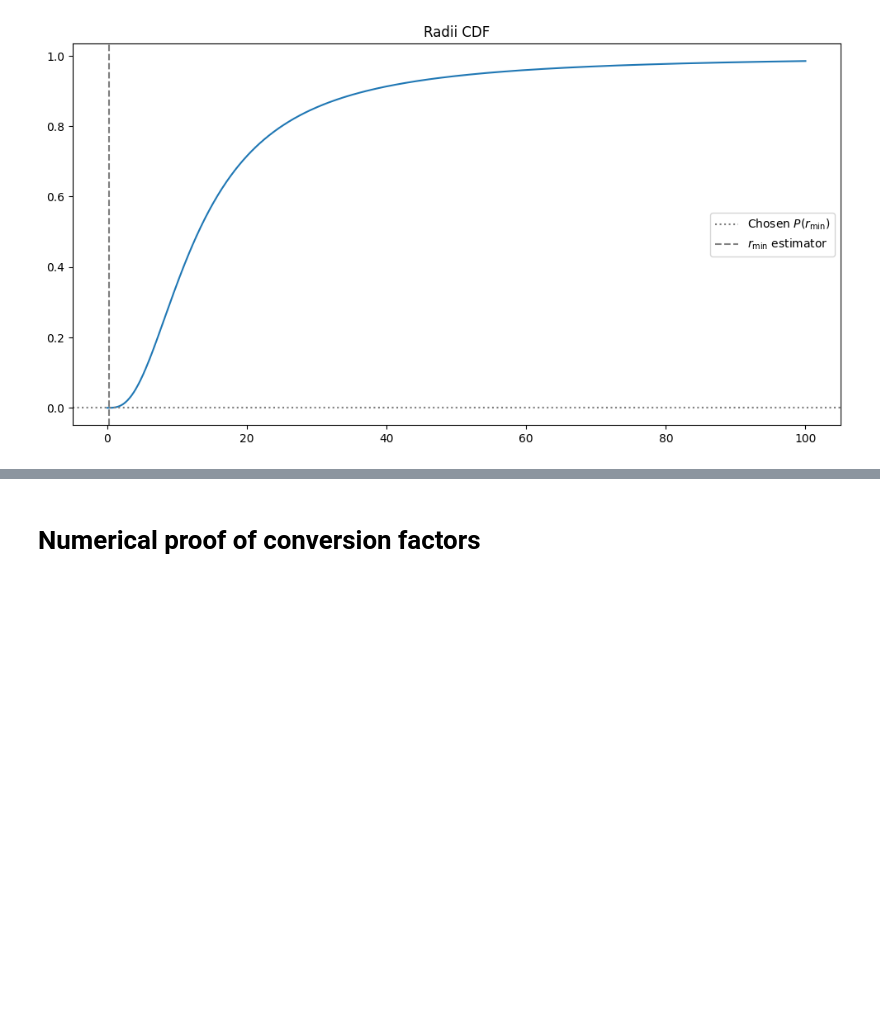
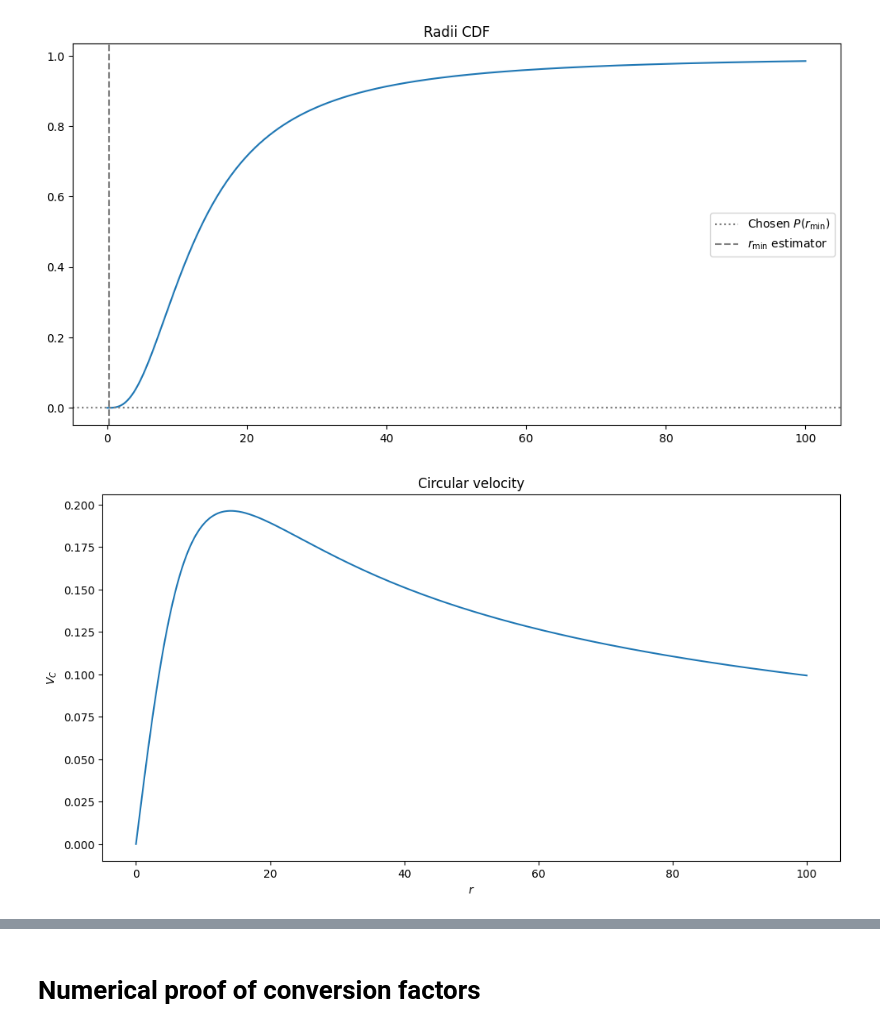
Before and after one commit to F3Solid/stellar_dynamics_2024_exercises, a Jupyter notebook: E5/distribution_sampler.ipynb, the cells around one changed output, grey strips where cells are left out. Drawn from its saved outputs; the diff is of its cells as text; code cells hidden in the pictures; blank space fills up the shorter version.

```diff
--- a/E5/distribution_sampler.ipynb
+++ b/E5/distribution_sampler.ipynb
@@ -508,6 +508,18 @@ plt.show()
 # %% [output]
 (SLIGHTLY BETTER) minimum radius estimator: 0.2154934864158819
 [figure]
+# %%
+fig, ax = plt.subplots(figsize=(12, 6))
+
+ax.set_title("Circular velocity")
+ax.set_xlabel(r"$r$")
+ax.set_ylabel(r"$V_C$")
+
+ax.plot(r_init[1][0], v_circ(r_init[1][0], b, M))
+
+plt.show()
+# %% [output]
+[figure, added]
 # %%
 # Compute the velocities from the sampled q and r
 sampled_v = v(sampled_r, b, M, sampled_q)
```
Also changed, not shown: parts of 17 cells of this notebook, 1 other file.
